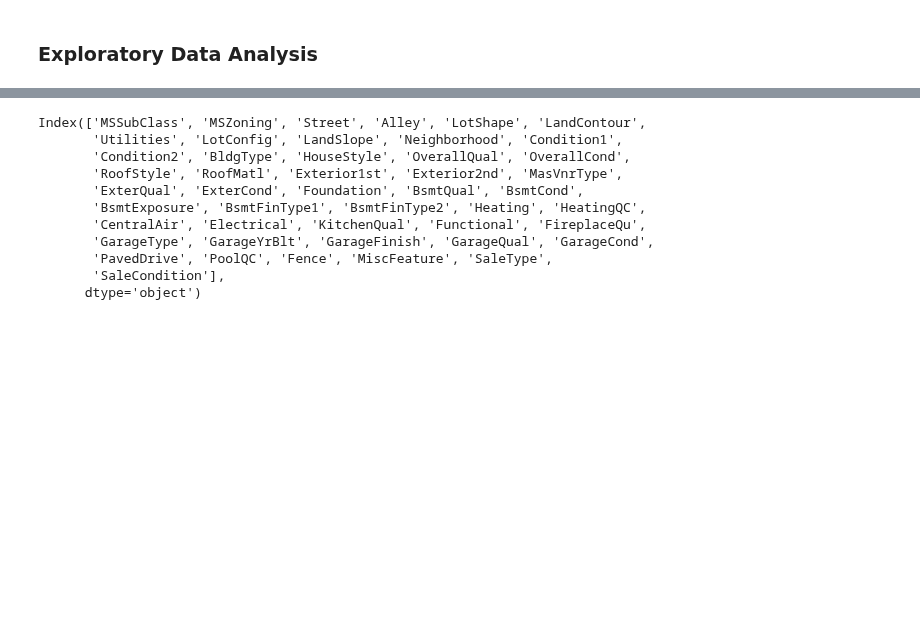
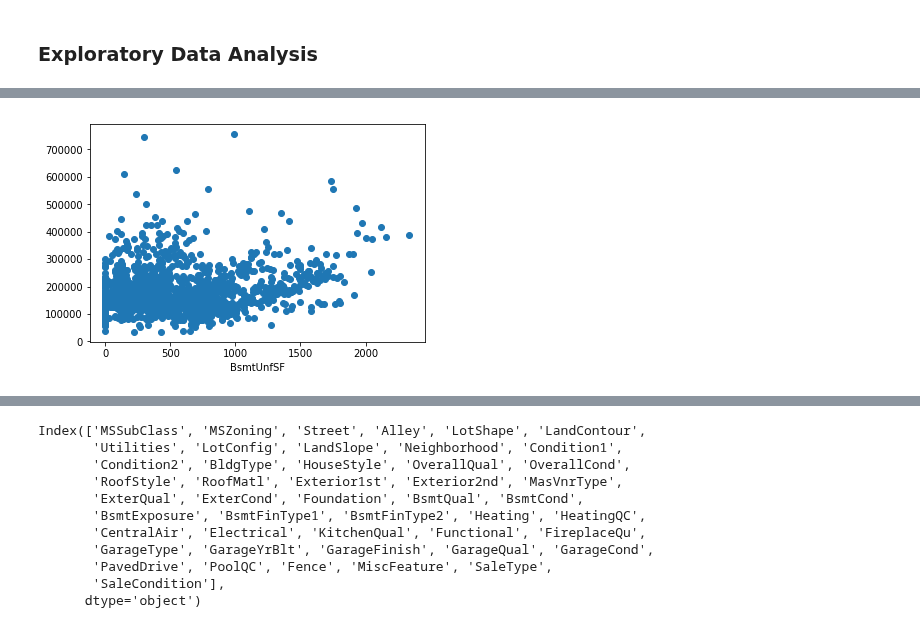
Before and after one commit to nov012017/Code, a Jupyter notebook: Projects/HousePricePrediction.ipynb, the cells around one changed output, grey strips where cells are left out. Saved outputs shown, nothing was run; the diff lists cells and outputs as text; code cells hidden in the pictures; blank space fills up the shorter version.

```diff
--- a/Projects/HousePricePrediction.ipynb
+++ b/Projects/HousePricePrediction.ipynb
@@ -259,0 +296,7 @@ Index(['MSSubClass', 'MSZoning', 'Alley', 'LotShape', 'LandContour',
+# %%
+#hp.loc[hp['LotArea']>21571.80,'LotArea']=21571.80
+plt.scatter(hp['BsmtUnfSF'],hp['SalePrice'])
+plt.xlabel('BsmtUnfSF')
+plt.show()
+# %% [output]
+[figure, added]
```
Also changed, not shown: parts of 51 cells of this notebook.
